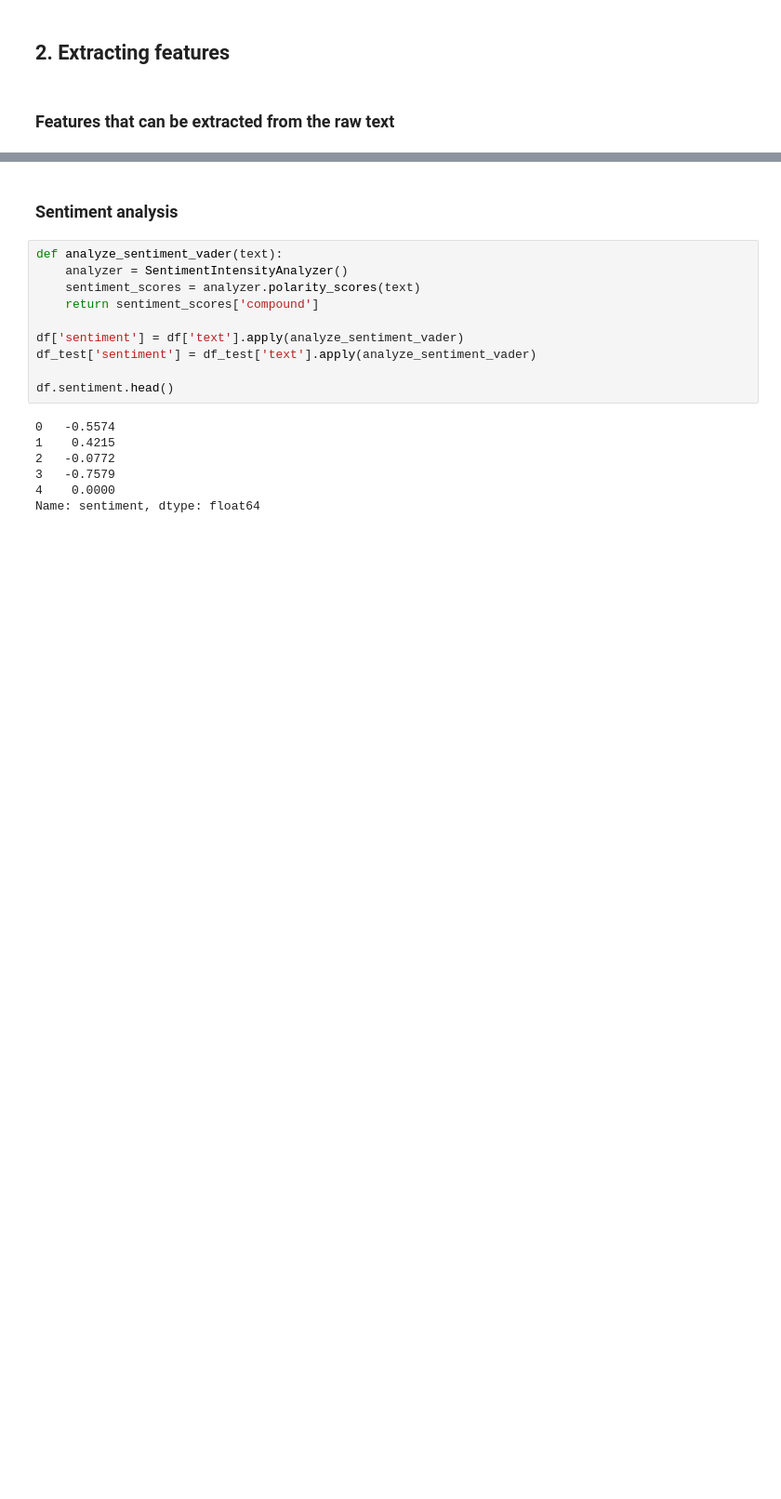
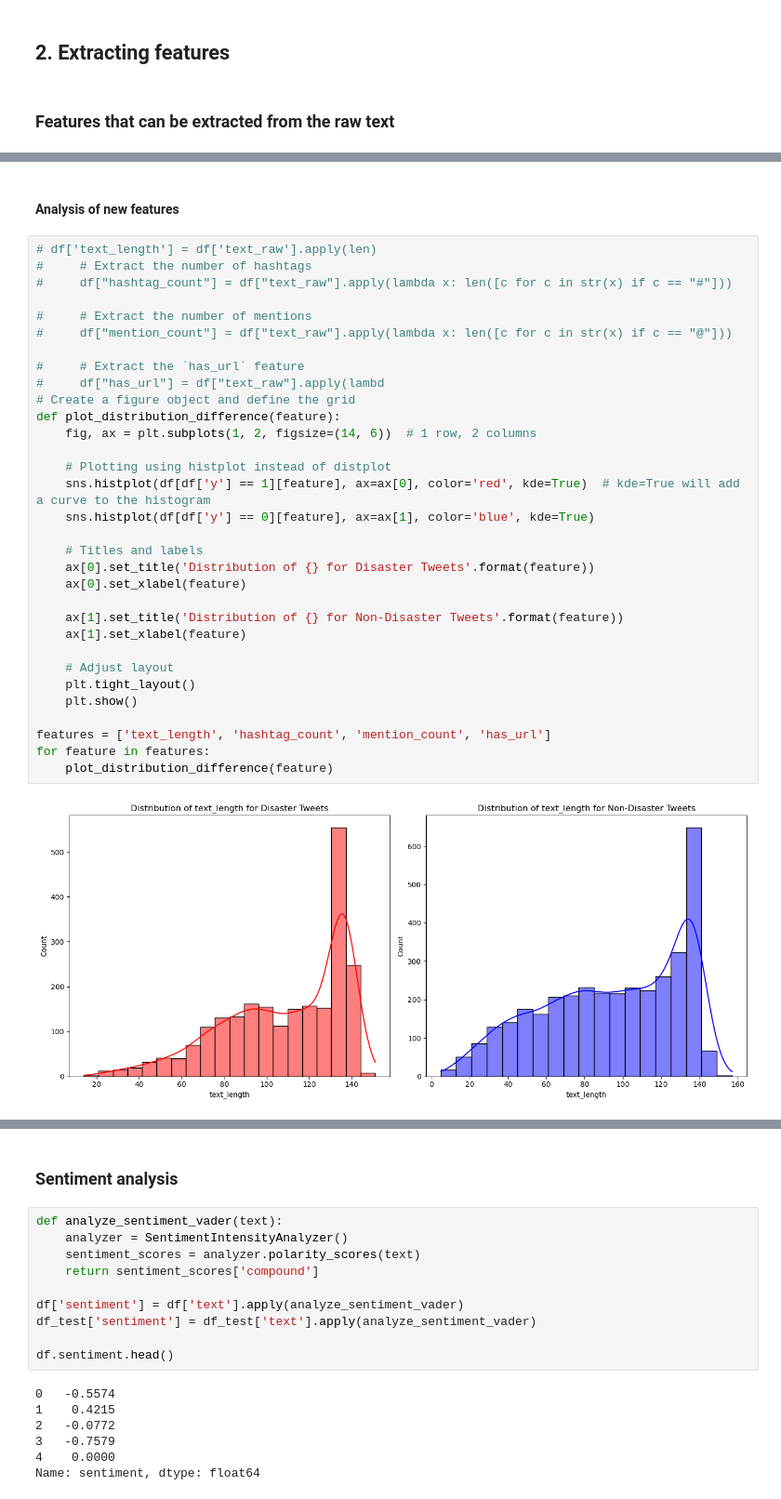
Before and after one commit to magnusrodseth/disaster-tweets, a Jupyter notebook: notebook-new.ipynb, the cells around one changed output, grey strips where cells are left out. Shown at 93% size. Saved outputs shown, nothing was run; the diff lists cells and outputs as text; blank space fills up the shorter version.

```diff
--- a/notebook-new.ipynb
+++ b/notebook-new.ipynb
@@ -301,0 +269,36 @@ df.head()
+# %% [markdown]
+#### Analysis of new features
+# %%
+# df['text_length'] = df['text_raw'].apply(len)
+#     # Extract the number of hashtags
+#     df["hashtag_count"] = df["text_raw"].apply(lambda x: len([c for c in str(x) if c == "#"]))
+
+#     # Extract the number of mentions
+#     df["mention_count"] = df["text_raw"].apply(lambda x: len([c for c in str(x) if c == "@"]))
+
+#     # Extract the `has_url` feature
+#     df["has_url"] = df["text_raw"].apply(lambd
+# Create a figure object and define the grid
+def plot_distribution_difference(feature):
+    fig, ax = plt.subplots(1, 2, figsize=(14, 6))  # 1 row, 2 columns
+
+    # Plotting using histplot instead of distplot
+    sns.histplot(df[df['y'] == 1][feature], ax=ax[0], color='red', kde=True)  # kde=True will add a curve to the histogram
+    sns.histplot(df[df['y'] == 0][feature], ax=ax[1], color='blue', kde=True)
+
+    # Titles and labels
+    ax[0].set_title('Distribution of {} for Disaster Tweets'.format(feature))
+    ax[0].set_xlabel(feature)
+
+    ax[1].set_title('Distribution of {} for Non-Disaster Tweets'.format(feature))
+    ax[1].set_xlabel(feature)
+
+    # Adjust layout
+    plt.tight_layout()
+    plt.show()
+
+features = ['text_length', 'hashtag_count', 'mention_count', 'has_url']
+for feature in features:
+    plot_distribution_difference(feature)
+# %% [output]
+[figure, added]
```
Also changed, not shown: parts of 6 cells of this notebook, 7 other files.
